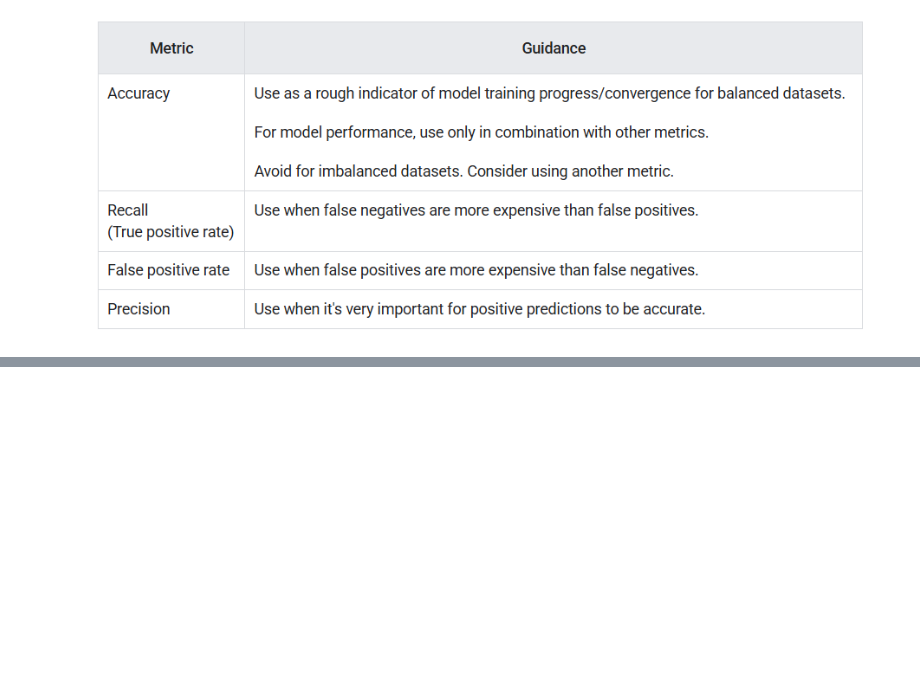
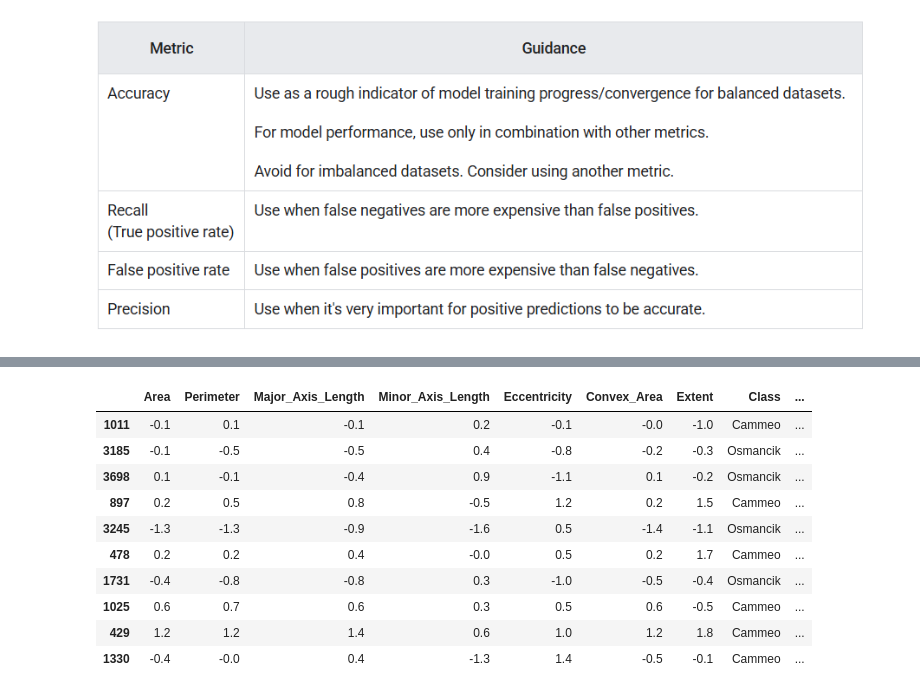
Before and after one commit to dhruvbit/machine-learning-, a Jupyter notebook: data featuring/data preprocessing/Untitled5.ipynb, the cells around one changed output, grey strips where cells are left out. Saved outputs shown, nothing was run; the diff lists cells and outputs as text; code cells hidden in the pictures; blank space fills up the shorter version.

```diff
--- a/data featuring/data preprocessing/Untitled5.ipynb
+++ b/data featuring/data preprocessing/Untitled5.ipynb
@@ -8,3 +8,14 @@
 ### increasing the classification threshold tends to decrease the number of false positives and increase the number of false negatives, while decreasing the threshold has the opposite effects
 # %% [markdown]
 ![image.png](attachment:b5543626-9474-47dc-8343-3710496a0c89.png)
+# %%
+import keras
+import ml_edu.experiment
+import ml_edu.results
+import numpy as np
+import pandas as pd
+import plotly.express as px
+#long formate like 29.283838 converge to 29.2
+pd.options.display.float_format = "{:.1f}".format
+
+print("ran the import statment ")
@@ -10,0 +103,15 @@
+# %%
+#Z-score
+feature_mean = rice_dataset_raw.mean(numeric_only =True)
+feature_std = rice_dataset_raw.std(numeric_only=True)
+#to select all columns
+
+num_feature = rice_dataset_raw.select_dtypes('number').columns
+
+#normalizezation formula
+normalization_dataset= (
+    rice_dataset_raw[num_feature] - feature_mean ) /feature_std
+normalization_dataset['Class'] = rice_dataset_raw['Class']
+
+
+normalization_dataset.head()
@@ -10,0 +130,20 @@
+# %%
+## Create a column setting the Cammeo label to '1' and the Osmancik label to '0'
+# then show 10 randomly selected rows.
+
+normalization_dataset['Class_Bool'] = (
+    normalization_dataset['Class'] == 'cammeo'
+).astype(int)
+normalization_dataset.sample(10)
+# %% [output]
+|  | Area | Perimeter | Major_Axis_Length | Minor_Axis_Length | Eccentricity | Convex_Area | Extent | Class | ... |
+| 1011 | -0.1 | 0.1 | -0.1 | 0.2 | -0.1 | -0.0 | -1.0 | Cammeo | ... |
+| 3185 | -0.1 | -0.5 | -0.5 | 0.4 | -0.8 | -0.2 | -0.3 | Osmancik | ... |
+| 3698 | 0.1 | -0.1 | -0.4 | 0.9 | -1.1 | 0.1 | -0.2 | Osmancik | ... |
+| 897 | 0.2 | 0.5 | 0.8 | -0.5 | 1.2 | 0.2 | 1.5 | Cammeo | ... |
+| 3245 | -1.3 | -1.3 | -0.9 | -1.6 | 0.5 | -1.4 | -1.1 | Osmancik | ... |
+| 478 | 0.2 | 0.2 | 0.4 | -0.0 | 0.5 | 0.2 | 1.7 | Cammeo | ... |
+| 1731 | -0.4 | -0.8 | -0.8 | 0.3 | -1.0 | -0.5 | -0.4 | Osmancik | ... |
+| 1025 | 0.6 | 0.7 | 0.6 | 0.3 | 0.5 | 0.6 | -0.5 | Cammeo | ... |
+| 429 | 1.2 | 1.2 | 1.4 | 0.6 | 1.0 | 1.2 | 1.8 | Cammeo | ... |
+| 1330 | -0.4 | -0.0 | 0.4 | -1.3 | 1.4 | -0.5 | -0.1 | Cammeo | ... |
```
Also changed, not shown: parts of 14 cells of this notebook.
